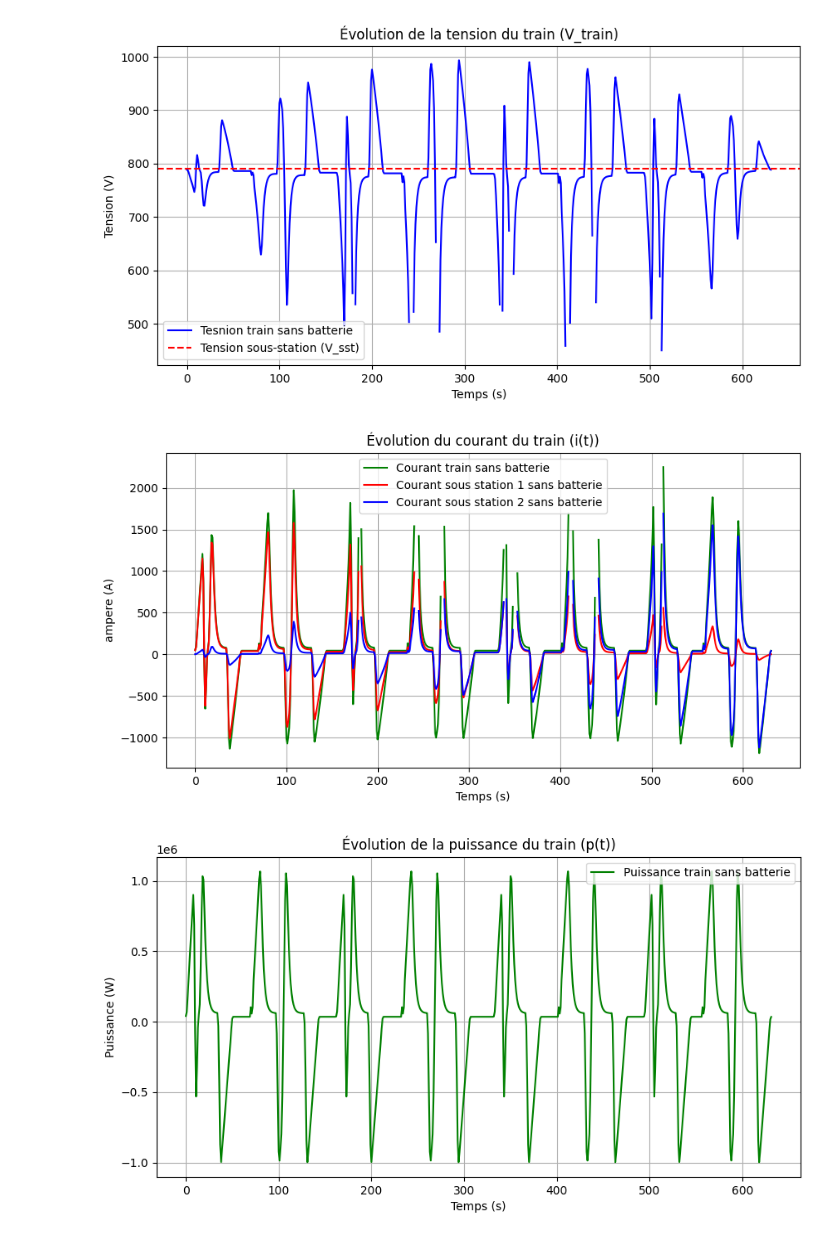
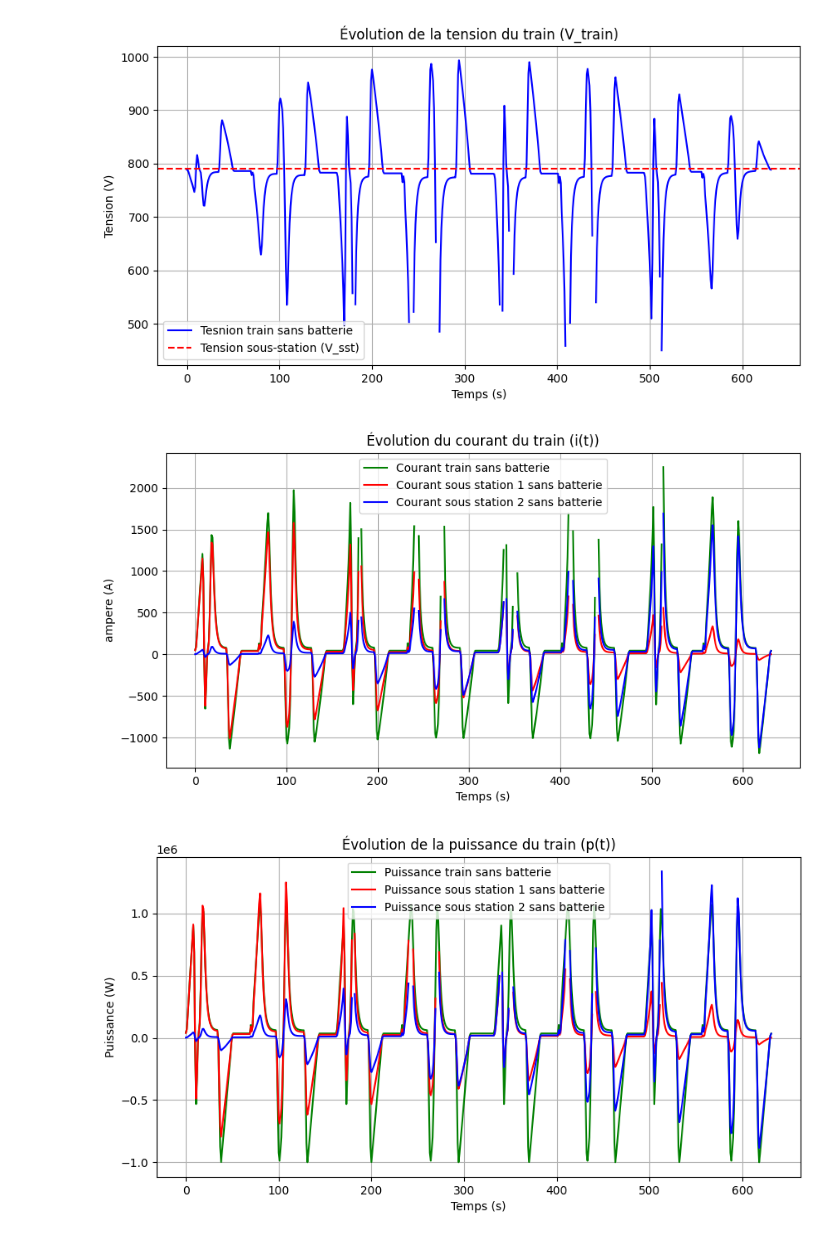
Before and after one commit to Yasserbhb/PROJET_OPT, a Jupyter notebook: Mise_en_place_du_modèle_du_système.ipynb, the cells around one changed output. Drawn from its saved outputs; the diff is of its cells as text; code cells hidden in the pictures.

```diff
--- a/Mise_en_place_du_modèle_du_système.ipynb
+++ b/Mise_en_place_du_modèle_du_système.ipynb
@@ -824,33 +821,33 @@ plt.ylabel("Tension (V)")
 plt.title("Évolution de la tension du train (V_train)")
 plt.legend()
 plt.grid()
 
 # courants
 plt.figure(figsize=(10, 5))
 plt.figure(4)
 plt.plot(t, I_train, label="Courant train sans batterie", color="green")
 plt.plot(t, I_1, label="Courant sous station 1 sans batterie", color="red")
 plt.plot(t, I_2, label="Courant sous station 2 sans batterie", color="blue")
 plt.xlabel("Temps (s)")
 plt.ylabel("ampere (A)")
 plt.title("Évolution du courant du train (i(t))")
 plt.legend()
 plt.grid()
 
 # puissances
 plt.figure(figsize=(10, 5))
 plt.figure(5)
 plt.plot(t, P_train, label="Puissance train sans batterie", color="green")
-#plt.plot(t, Psst_1, label="Puissance sous station 1 sans batterie", color="red")
-#plt.plot(t, Psst_2, label="Puissance sous station 2 sans batterie", color="blue")
+plt.plot(t, Psst_1, label="Puissance sous station 1 sans batterie", color="red")
+plt.plot(t, Psst_2, label="Puissance sous station 2 sans batterie", color="blue")
 plt.xlabel("Temps (s)")
 plt.ylabel("Puissance (W)")
 plt.title("Évolution de la puissance du train (p(t))")
 plt.legend()
 plt.grid()
 # %% [output]
 [figure]
 [figure]
 [figure]
 [figure]
-[figure, old version]
+[figure, new version]
```
Also changed, not shown: parts of 3 cells of this notebook.
